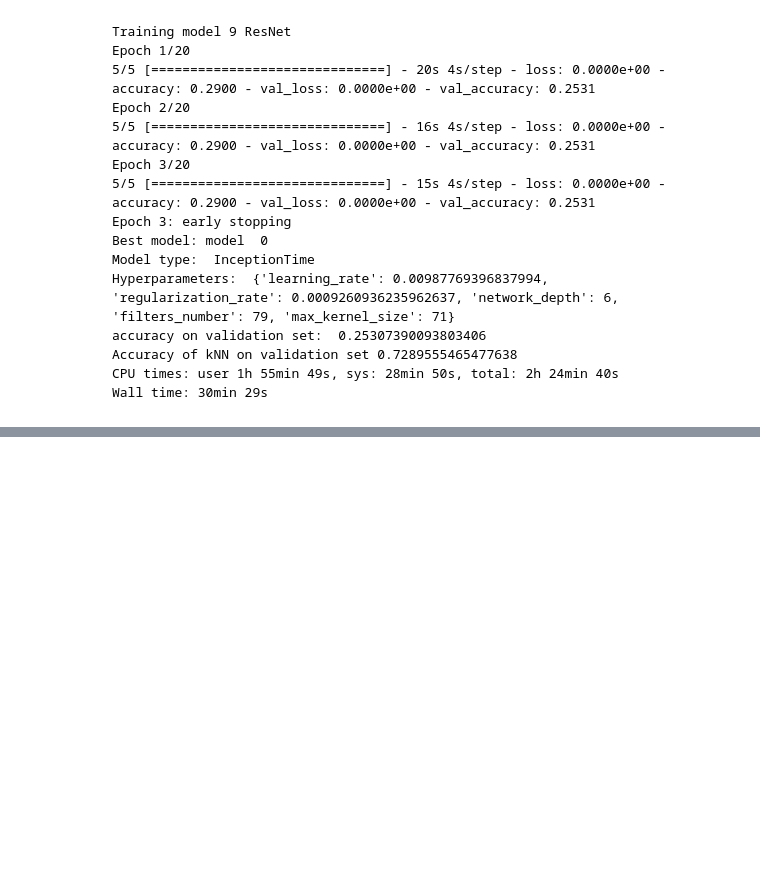
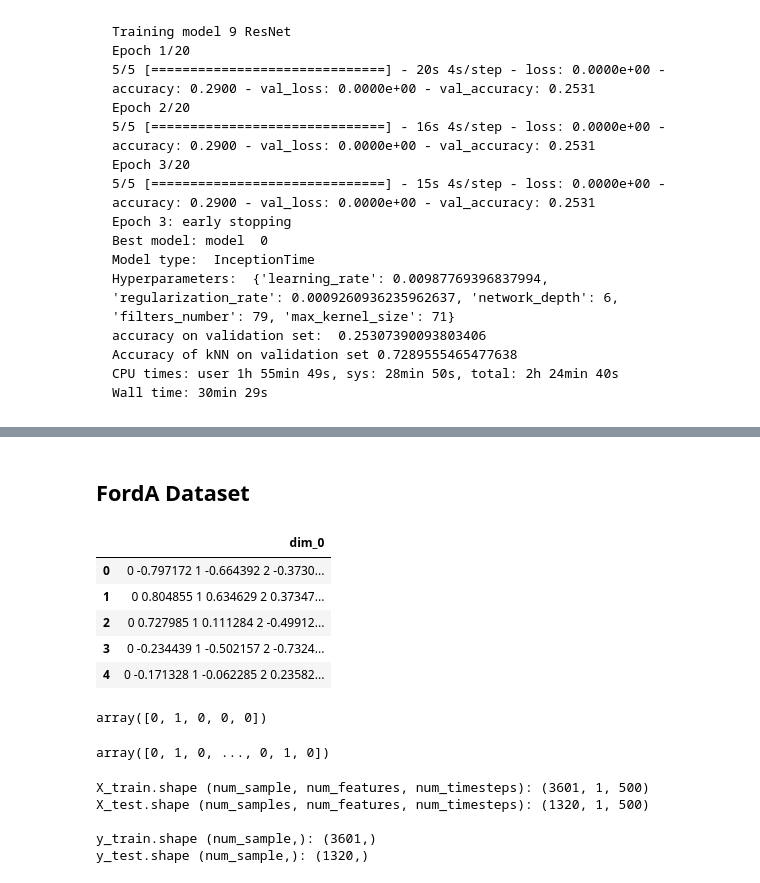
Before and after one commit to shamilnabiyev/automl-time-series, a Jupyter notebook: notebooks/odb-2-dtc-model-training.ipynb, the cells around one changed output, grey strips where cells are left out. Drawn from its saved outputs; the diff is of its cells as text; code cells hidden in the pictures; blank space fills up the shorter version.

```diff
--- a/notebooks/odb-2-dtc-model-training.ipynb
+++ b/notebooks/odb-2-dtc-model-training.ipynb
@@ -321,0 +363,35 @@ Epoch 3/3
+# %% [markdown]
+## FordA Dataset
+# %%
+X_train, y_train =  load_from_tsfile("/mnt/f/Downloads/FordA/FordA_TRAIN.ts")
+y_train = np.where(y_train == "1" , 1, 0)
+
+X_test, y_test =  load_from_tsfile("/mnt/f/Downloads/FordA/FordA_TEST.ts")
+y_test = np.where(y_test == "1" , 1, 0)
+
+display(X_train.head())
+display(y_train[:5])
+# %% [output]
+|  | dim_0 |
+| 0 | 0 -0.797172 1 -0.664392 2 -0.3730... |
+| 1 | 0 0.804855 1 0.634629 2 0.37347... |
+| 2 | 0 0.727985 1 0.111284 2 -0.49912... |
+| 3 | 0 -0.234439 1 -0.502157 2 -0.7324... |
+| 4 | 0 -0.171328 1 -0.062285 2 0.23582... |
+array([0, 1, 0, 0, 0])
+# %%
+np.where(y_train == "1" , 1, 0)
+# %% [output]
+array([0, 1, 0, ..., 0, 1, 0])
+# %%
+print("X_train.shape (num_sample, num_features, num_timesteps):", X_train.shape + X_train.iloc[0,0].shape)
+print("X_test.shape (num_samples, num_features, num_timesteps):", X_test.shape + X_test.iloc[0,0].shape)
+print("")
+print("y_train.shape (num_sample,):", y_train.shape)
+print("y_test.shape (num_sample,):", y_test.shape)
+# %% [output]
+X_train.shape (num_sample, num_features, num_timesteps): (3601, 1, 500)
+X_test.shape (num_samples, num_features, num_timesteps): (1320, 1, 500)
+
+y_train.shape (num_sample,): (3601,)
+y_test.shape (num_sample,): (1320,)
```
Also changed, not shown: parts of 48 cells of this notebook.
